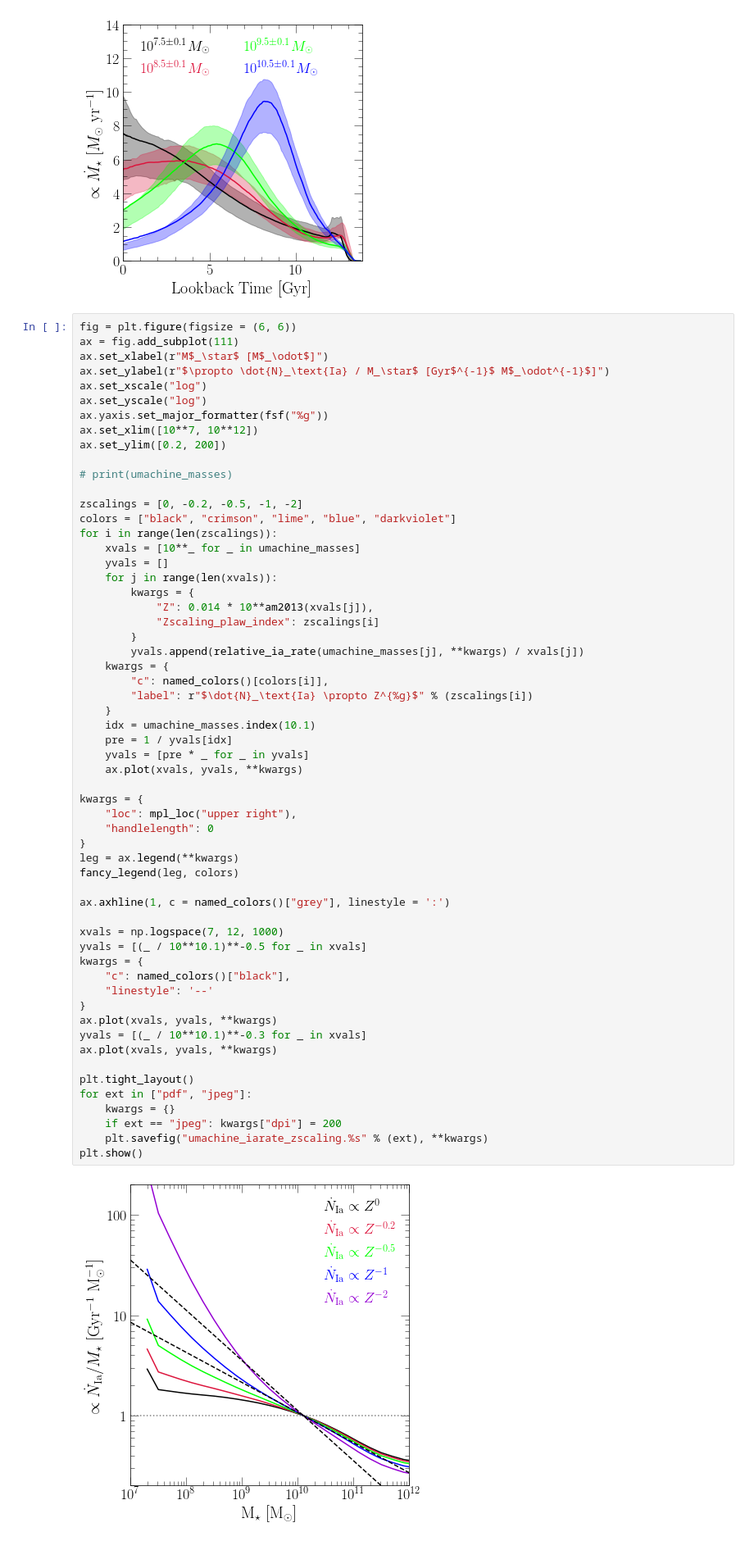
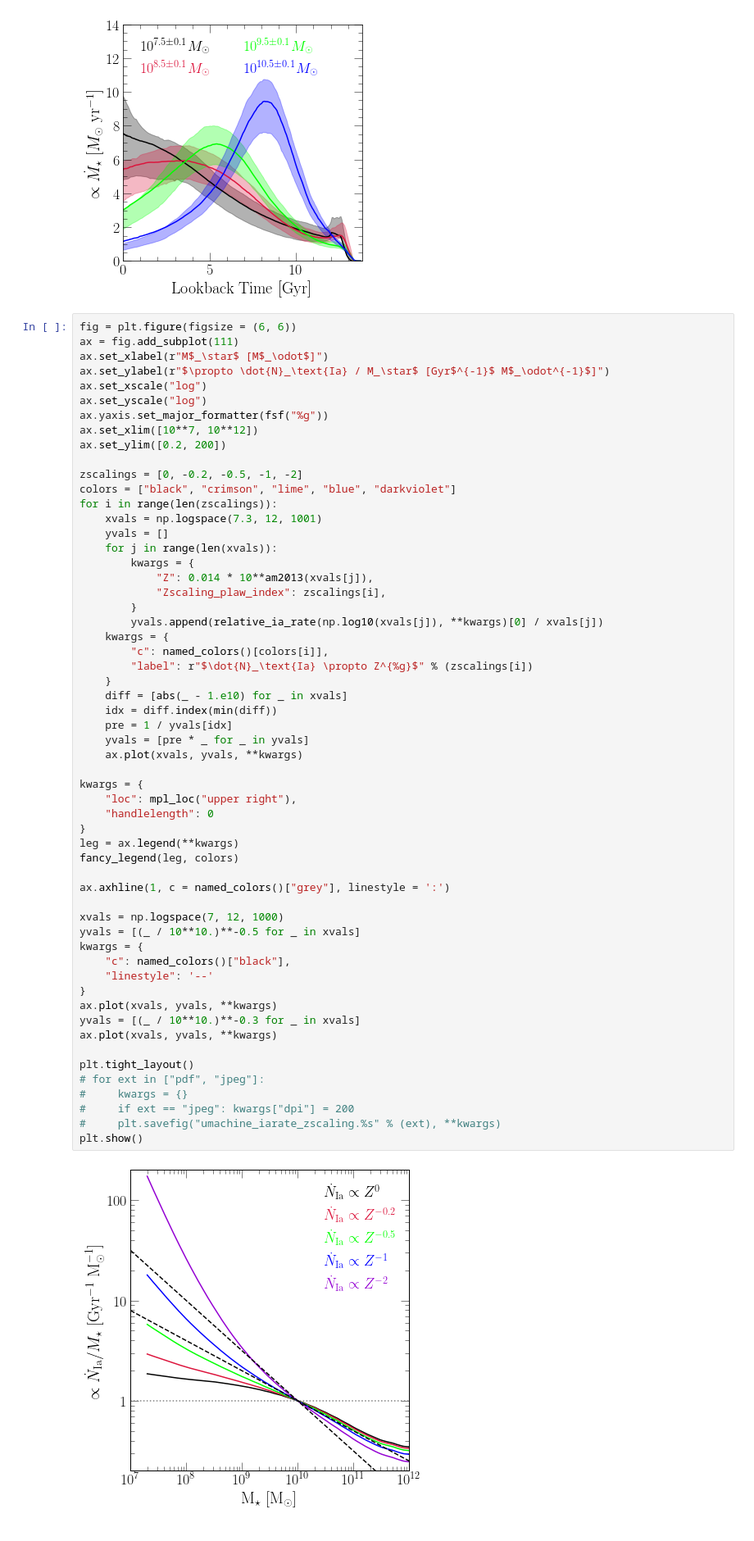
Before and after one commit to giganano/iarates, a Jupyter notebook: notebooks/umachine.ipynb, the cells around one changed output. Shown at 82% size. Drawn from its saved outputs; the diff is of its cells as text.

Commit message:
ia rate mass distribution updates

```diff
--- a/notebooks/umachine.ipynb
+++ b/notebooks/umachine.ipynb
@@ -99,55 +114,54 @@ ax.yaxis.set_major_formatter(fsf("%g"))
 ax.set_xlim([10**7, 10**12])
 ax.set_ylim([0.2, 200])
 
-# print(umachine_masses)
-
 zscalings = [0, -0.2, -0.5, -1, -2]
 colors = ["black", "crimson", "lime", "blue", "darkviolet"]
 for i in range(len(zscalings)):
-    xvals = [10**_ for _ in umachine_masses]
+    xvals = np.logspace(7.3, 12, 1001)
     yvals = []
     for j in range(len(xvals)):
         kwargs = {
             "Z": 0.014 * 10**am2013(xvals[j]),
-            "Zscaling_plaw_index": zscalings[i]
+            "Zscaling_plaw_index": zscalings[i],
         }
-        yvals.append(relative_ia_rate(umachine_masses[j], **kwargs) / xvals[j])
+        yvals.append(relative_ia_rate(np.log10(xvals[j]), **kwargs)[0] / xvals[j])
     kwargs = {
         "c": named_colors()[colors[i]],
         "label": r"$\dot{N}_\text{Ia} \propto Z^{%g}$" % (zscalings[i])
     }
-    idx = umachine_masses.index(10.1)
+    diff = [abs(_ - 1.e10) for _ in xvals]
+    idx = diff.index(min(diff))
     pre = 1 / yvals[idx]
     yvals = [pre * _ for _ in yvals]
     ax.plot(xvals, yvals, **kwargs)
 
 kwargs = {
     "loc": mpl_loc("upper right"),
     "handlelength": 0
 }
 leg = ax.legend(**kwargs)
 fancy_legend(leg, colors)
 
 ax.axhline(1, c = named_colors()["grey"], linestyle = ':')
 
 xvals = np.logspace(7, 12, 1000)
-yvals = [(_ / 10**10.1)**-0.5 for _ in xvals]
+yvals = [(_ / 10**10.)**-0.5 for _ in xvals]
 kwargs = {
     "c": named_colors()["black"],
     "linestyle": '--'
 }
 ax.plot(xvals, yvals, **kwargs)
-yvals = [(_ / 10**10.1)**-0.3 for _ in xvals]
+yvals = [(_ / 10**10.)**-0.3 for _ in xvals]
 ax.plot(xvals, yvals, **kwargs)
 
 plt.tight_layout()
-for ext in ["pdf", "jpeg"]:
-    kwargs = {}
-    if ext == "jpeg": kwargs["dpi"] = 200
-    plt.savefig("umachine_iarate_zscaling.%s" % (ext), **kwargs)
+# for ext in ["pdf", "jpeg"]:
+#     kwargs = {}
+#     if ext == "jpeg": kwargs["dpi"] = 200
+#     plt.savefig("umachine_iarate_zscaling.%s" % (ext), **kwargs)
 plt.show()
 # %% [output]
-[figure, old version]
+[figure, new version]
 # %%
 fig = plt.figure(figsize = (6, 6))
 ax = fig.add_subplot(111)
```
Also changed, not shown: parts of 7 cells of this notebook, 4 other files.
